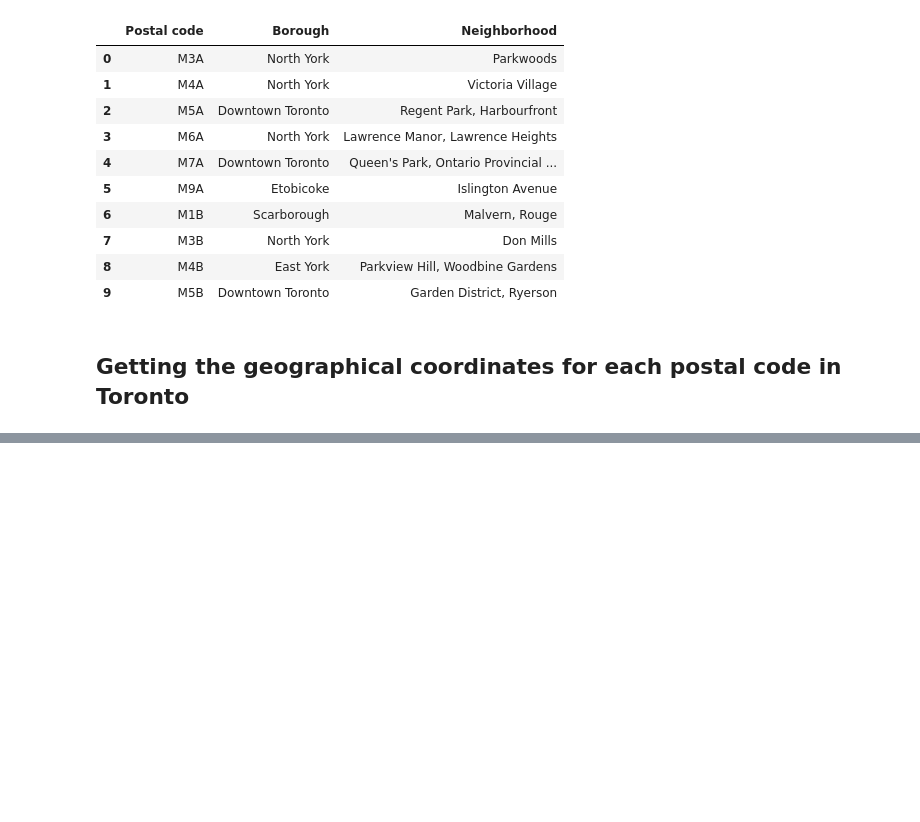
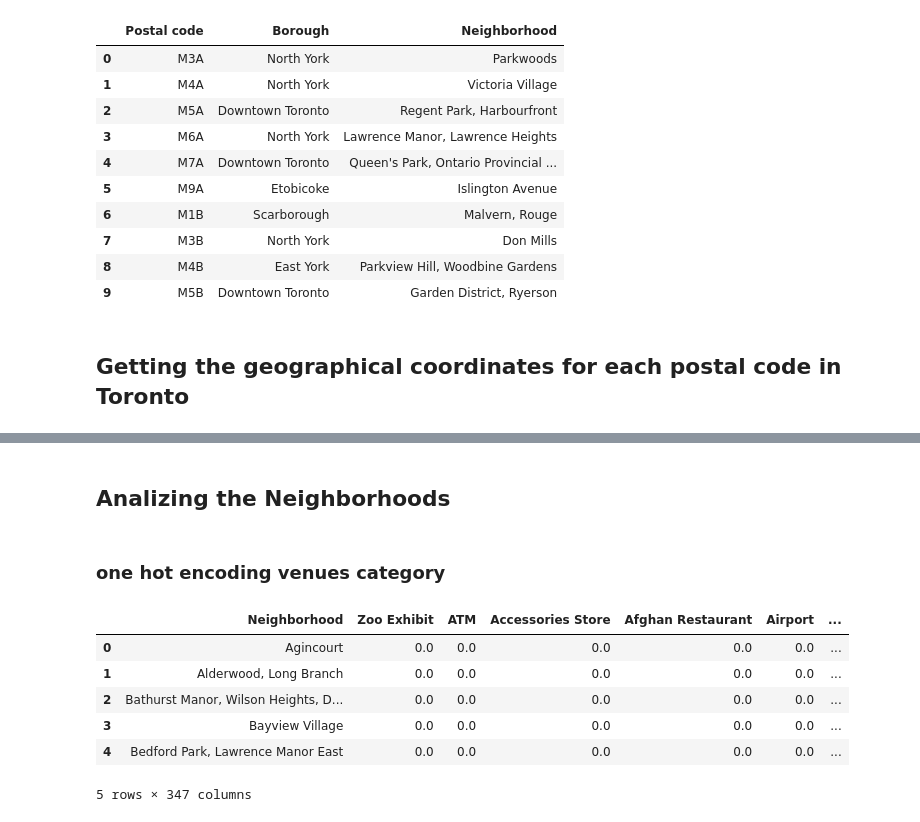
Before and after one commit to gustavosalgado86/Coursera_Capstone, a Jupyter notebook: Segmenting and Clustering Neighborhoods in Toronto.ipynb, the cells around one changed output, grey strips where cells are left out. Cells and saved outputs as stored; diff of their text form; code cells hidden in the pictures; blank space fills up the shorter version.

```diff
--- a/Segmenting and Clustering Neighborhoods in Toronto.ipynb
+++ b/Segmenting and Clustering Neighborhoods in Toronto.ipynb
@@ -85,0 +93,7 @@ toronto_neigh.head()
+# %%
+import requests # library to handle requests
+from pandas.io.json import json_normalize # tranform JSON file into a pandas dataframe
+
+CLIENT_ID = 'KR4Q154WR4YGD01Q1SOSMWEKKH1WNUXNIIWLHJ1ZZVPY5UIK' # your Foursquare ID
+CLIENT_SECRET = 'B2IFOOL0C2YJ0MO2KFYZR2Z0NHMFGKHAYCGNH02ELHGULQTM' # your Foursquare Secret
+VERSION = '20180605' # Foursquare API version
@@ -85,0 +150,26 @@ toronto_neigh.head()
+# %% [markdown]
+## Analizing the Neighborhoods
+# %% [markdown]
+### one hot encoding venues category
+# %%
+# one hot encoding
+toronto_onehot = pd.get_dummies(toronto_venues[['Venue Category']], prefix="", prefix_sep="")
+
+# add neighborhood column back to dataframe
+toronto_onehot['Neighborhood'] = toronto_venues['Neighborhood']
+
+# move neighborhood column to the first column
+fixed_columns = [toronto_onehot.columns[-1]] + list(toronto_onehot.columns[:-1])
+toronto_onehot = toronto_onehot[fixed_columns]
+
+#group rows by neighborhood and by taking the mean of the frequency of occurrence of each category
+toronto_grouped = toronto_onehot.groupby('Neighborhood').mean().reset_index()
+toronto_grouped.head()
+# %% [output]
+|  | Neighborhood | Zoo Exhibit | ATM | Accessories Store | Afghan Restaurant | Airport | ... |
+| 0 | Agincourt | 0.0 | 0.0 | 0.0 | 0.0 | 0.0 | ... |
+| 1 | Alderwood, Long Branch | 0.0 | 0.0 | 0.0 | 0.0 | 0.0 | ... |
+| 2 | Bathurst Manor, Wilson Heights, D... | 0.0 | 0.0 | 0.0 | 0.0 | 0.0 | ... |
+| 3 | Bayview Village | 0.0 | 0.0 | 0.0 | 0.0 | 0.0 | ... |
+| 4 | Bedford Park, Lawrence Manor East | 0.0 | 0.0 | 0.0 | 0.0 | 0.0 | ... |
+5 rows × 347 columns
```
Also changed, not shown: parts of 15 cells of this notebook.
